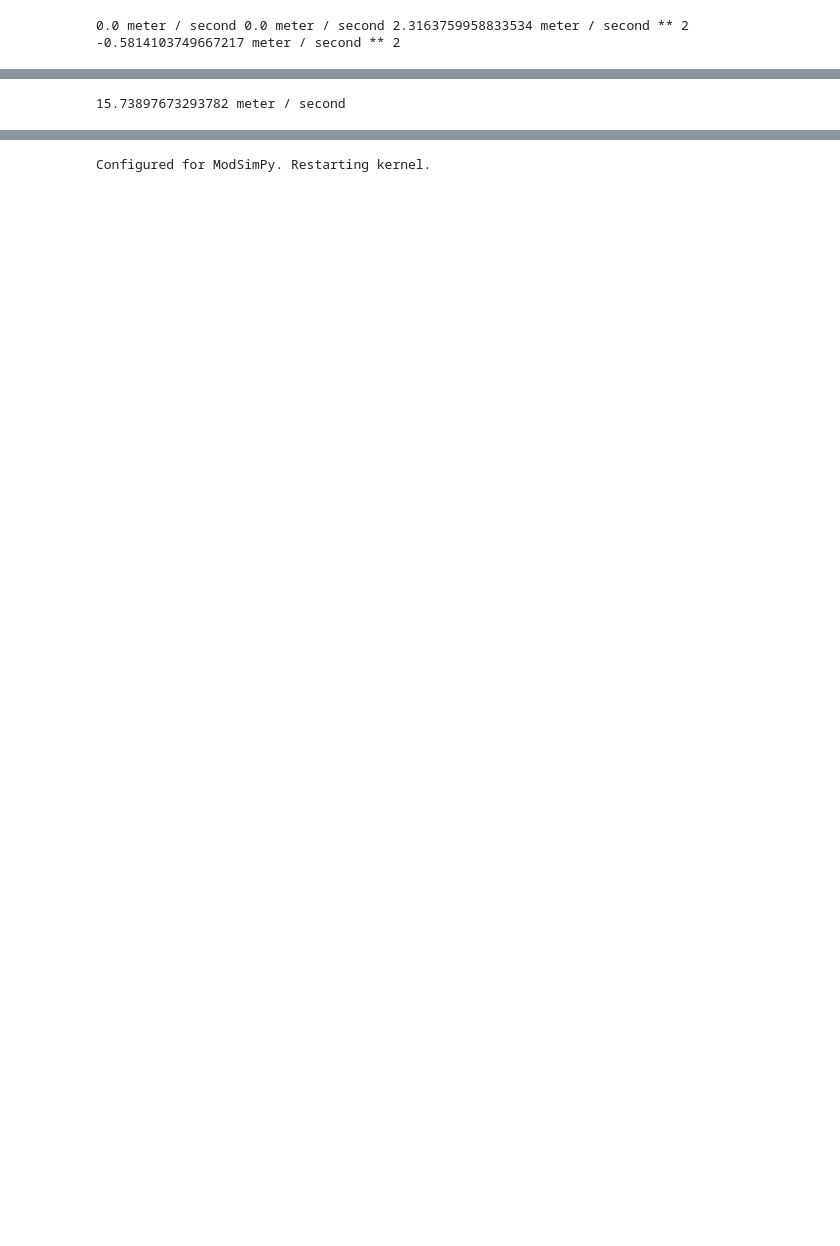
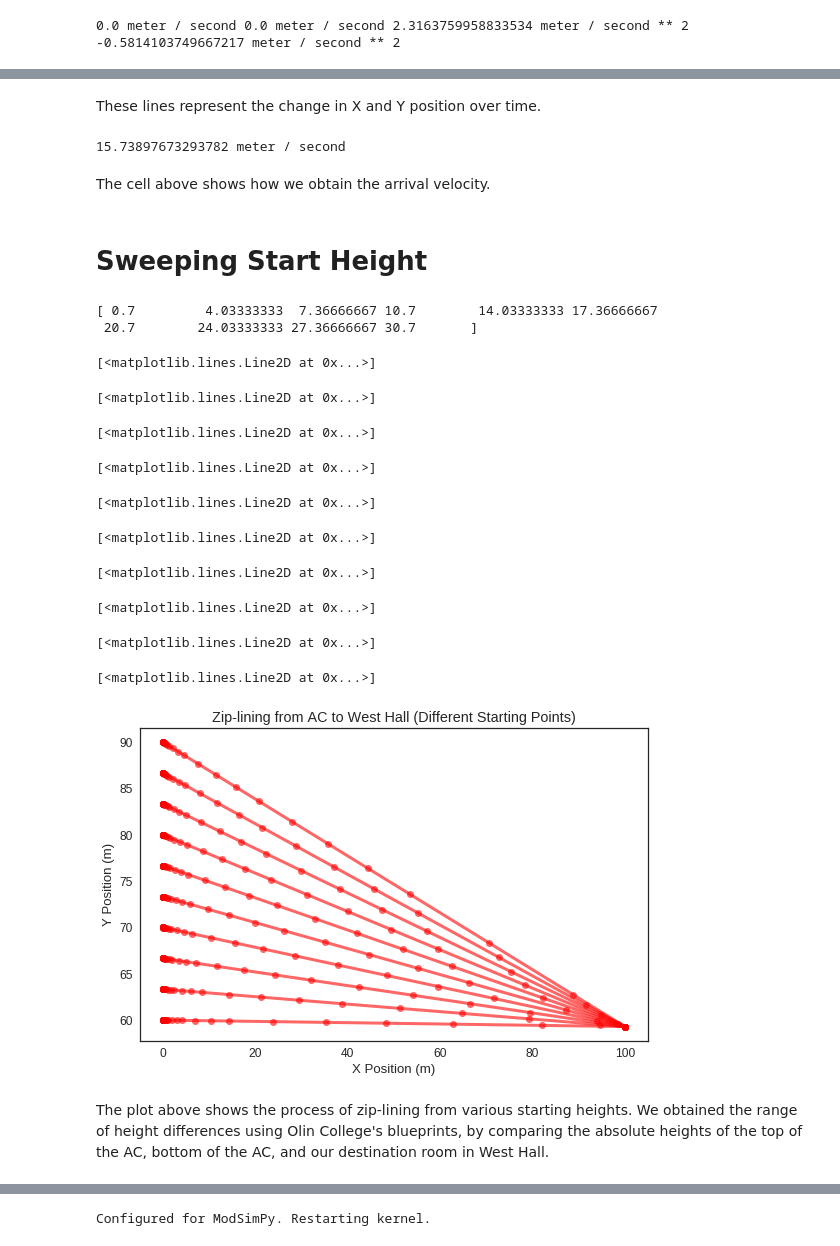
Before and after one commit to sdaitzman/ModSimPy, a Jupyter notebook: code/Project 3.ipynb, the cells around one changed output, grey strips where cells are left out. Cells and saved outputs as stored; diff of their text form; code cells hidden in the pictures; blank space fills up the shorter version.

```diff
--- a/code/Project 3.ipynb
+++ b/code/Project 3.ipynb
@@ -155,5 +197,41 @@ decorate(title='Position over Time',
+# %% [markdown]
+These lines represent the change in X and Y position over time.
 # %%
 v_final = Vector(get_last_value(results.vx) * m / s, get_last_value(results.vy))
 print(v_final.mag)
 # %% [output]
 15.73897673293782 meter / second
+# %% [markdown]
+The cell above shows how we obtain the arrival velocity.
+# %% [markdown]
+# Sweeping Start Height
+# %%
+thresholds = linspace(60, 90, 10)
+for i,e in enumerate(thresholds):
+  thresholds[i] -= params.WH_window_abs_height
+print(thresholds)
+# %% [output]
+[ 0.7         4.03333333  7.36666667 10.7        14.03333333 17.36666667
+ 20.7        24.03333333 27.36666667 30.7       ]
+# %%
+for y in thresholds:
+  system = make_system(params, Vector(100 * m, -y))
+  results, details = run_ode_solver(system, slope_func, events=event_func, method='LSODA')
+  plot(results.x, results.y - z.y.magnitude + params.WH_window_abs_height, 'ro-')
+  decorate(title='Zip-lining from AC to West Hall (Different Starting Points)',
+  xlabel='X Position (m)',
+  ylabel='Y Position (m)')
+# %% [output]
+[<matplotlib.lines.Line2D at 0x...>]
+[<matplotlib.lines.Line2D at 0x...>]
+[<matplotlib.lines.Line2D at 0x...>]
+[<matplotlib.lines.Line2D at 0x...>]
+[<matplotlib.lines.Line2D at 0x...>]
+[<matplotlib.lines.Line2D at 0x...>]
+[<matplotlib.lines.Line2D at 0x...>]
+[<matplotlib.lines.Line2D at 0x...>]
+[<matplotlib.lines.Line2D at 0x...>]
+[<matplotlib.lines.Line2D at 0x...>]
+[figure, added]
+# %% [markdown]
+The plot above shows the process of zip-lining from various starting heights. We obtained the range of height differences using Olin College's blueprints, by comparing the absolute heights of the top of the AC, bottom of the AC, and our destination room in West Hall.
```
Also changed, not shown: parts of 57 cells of this notebook, 11 other files.
